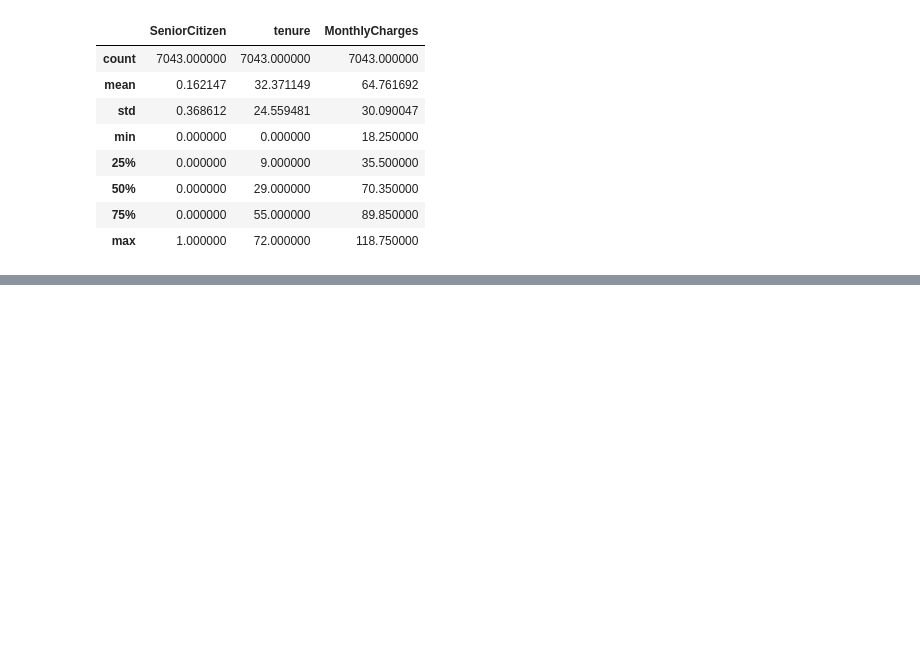
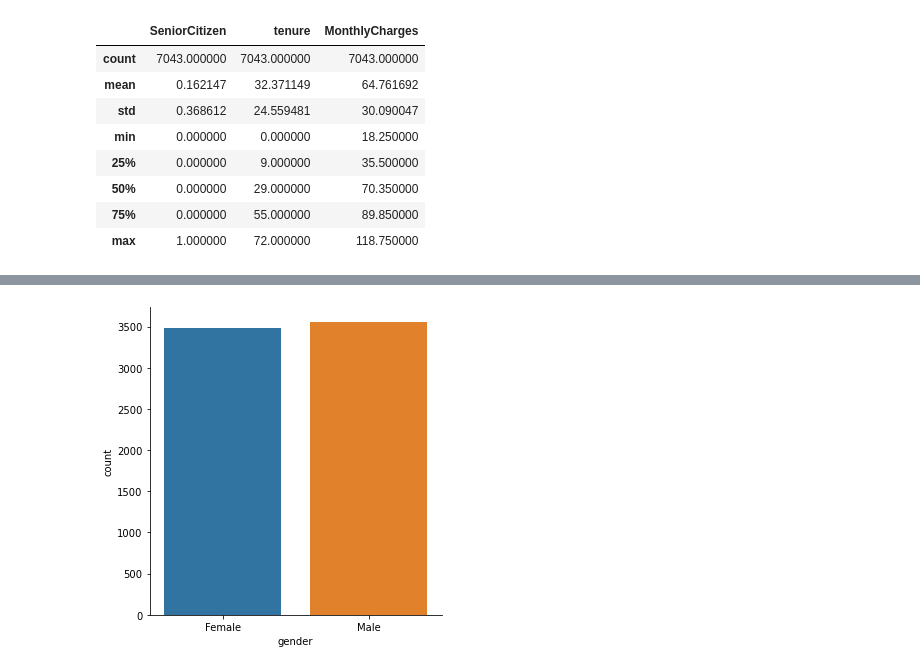
Before and after one commit to KatarzynaTondas/Python-Projects, a Jupyter notebook: CustomersChurn.ipynb, the cells around one changed output, grey strips where cells are left out. Saved outputs shown, nothing was run; the diff lists cells and outputs as text; code cells hidden in the pictures; blank space fills up the shorter version.

```diff
--- a/CustomersChurn.ipynb
+++ b/CustomersChurn.ipynb
@@ -48,0 +74,5 @@ df.describe()
+# %%
+#distribution of gender
+sns.catplot(data=df, x="gender", kind="count");
+# %% [output]
+[figure, added]
```
Also changed, not shown: parts of 18 cells of this notebook.
